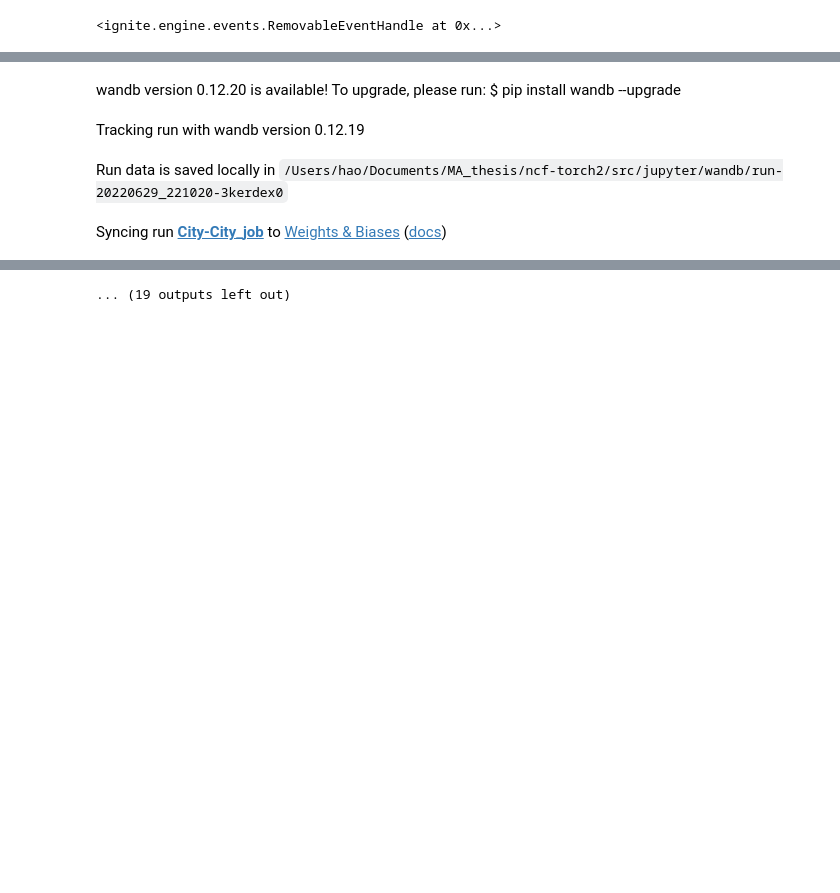
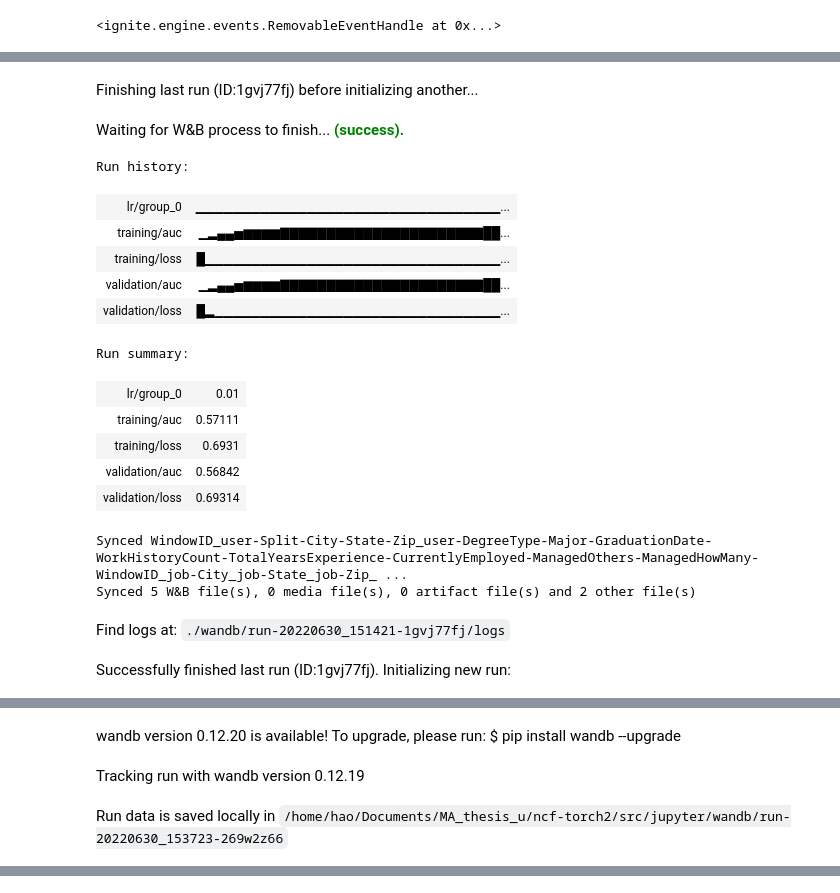
Before and after one commit to halqin/ncf-torch2, a Jupyter notebook: src/jupyter/train_pipe.ipynb, the cells around one changed output, grey strips where cells are left out. Saved outputs shown, nothing was run; the diff lists cells and outputs as text; code cells hidden in the pictures; blank space fills up the shorter version.

```diff
--- a/src/jupyter/train_pipe.ipynb
+++ b/src/jupyter/train_pipe.ipynb
@@ -52,10 +52,10 @@ device(type='cpu')
 # %%
-device='cpu'
 if device =='cpu':
     BATCH_SIZE = 20
+    EPOCHS  = 20
 else:
     BATCH_SIZE = 2**20
-EPOCHS  = 20
+    EPOCHS  = 100
 TOP_K = 10
 NEG_TEST = 100
 NEG_TRAIN = 4
@@ -101,15 +101,15 @@ job features:
 # %% [markdown]
 ### Choose the features and process data for the training
 # %%
-user_features = ['City']
+user_features = [ 'WindowID_user', 'Split', 'City', 'State', 'Zip_user', 'DegreeType', 'Major', 'GraduationDate', 'WorkHistoryCount', 'TotalYearsExperience', 'CurrentlyEmployed', 'ManagedOthers', 'ManagedHowMany']
 user_features_extend = [DEFAULT_USER_COL] + user_features
 
-item_features = ['City_job']
+item_features = ['WindowID_job', 'City_job', 'State_job', 'Zip_job']
 item_features_extend =[DEFAULT_ITEM_COL] + item_features
 
 base_features = [DEFAULT_USER_COL, DEFAULT_ITEM_COL, DEFAULT_RATING_COL]
 # %%
-df_mix_merge = mix_merge(git , df_all_features, user_features_extend, item_features_extend)
+df_mix_merge = mix_merge(df_all , df_all_features, user_features_extend, item_features_extend)
 # %%
 def _cat_encode(df_data, list_f, encoder):
     for f in list_f:
@@ -355,4 +359,4 @@ pbar.attach(trainer)
 #              pause=Events.EPOCH_COMPLETED,
 #              step=Events.EPOCH_COMPLETED)
 # %%
-trainer.run(train_loader, max_epochs=20)
+# trainer.run(train_loader, max_epochs=20)
@@ -416,35 +396,49 @@ wandb_logger.attach_output_handler(
 
 wandb_logger.attach_output_handler(
     val_evaluator,
     event_name=Events.EPOCH_COMPLETED,
     tag="validation",
     metric_names=['loss',"auc"],
     global_step_transform=lambda *_: trainer.state.iteration,
 )
 
 
 wandb_logger.attach_output_handler(
     test_evaluator,
     event_name=Events.COMPLETED,
     tag="test",
     metric_names=['loss',"auc", 'hr', 'ndcg', 'roc_top', 'recall_top', 'precision_top'],
     global_step_transform=lambda *_: trainer.state.iteration,
 )
 
 
 wandb_logger.attach_opt_params_handler(
     trainer,
     event_name=Events.ITERATION_STARTED,
     optimizer=optimizer,
     param_name='lr'  # optional
 )
 
 # wandb_logger.watch(model)
 
-# trainer.run(train_loader, max_epochs=EPOCHS)
+trainer.run(train_loader, max_epochs=EPOCHS)
 wandb_logger.close()
 # %% [output]
-wandb version 0.12.20 is available! To upgrade, please run: $ pip install wandb --upgrade
+Finishing last run (ID:1gvj77fj) before initializing another...
-Tracking run with wandb version 0.12.19
+Waiting for W&B process to finish... (success).
+Run history:
+| lr/group_0 | ▁▁▁▁▁▁▁▁▁▁▁▁▁▁▁▁▁▁▁▁▁▁▁▁▁▁▁▁▁▁▁▁▁... |
+| training/auc | ▁▂▄▄▅▆▆▆▆▇▇▇▇▇▇▇▇▇▇▇▇▇▇▇▇▇▇▇▇▇▇██... |
+| training/loss | █▁▁▁▁▁▁▁▁▁▁▁▁▁▁▁▁▁▁▁▁▁▁▁▁▁▁▁▁▁▁▁▁... |
+| validation/auc | ▁▂▄▄▅▆▆▆▆▇▇▇▇▇▇▇▇▇▇▇▇▇▇▇▇▇▇▇▇▇▇██... |
+| validation/loss | █▂▁▁▁▁▁▁▁▁▁▁▁▁▁▁▁▁▁▁▁▁▁▁▁▁▁▁▁▁▁▁▁... |
+Run summary:
+| lr/group_0 | 0.01 |
+| training/auc | 0.57111 |
+| training/loss | 0.6931 |
+| validation/auc | 0.56842 |
+| validation/loss | 0.69314 |
+Synced WindowID_user-Split-City-State-Zip_user-DegreeType-Major-GraduationDate-WorkHistoryCount-TotalYearsExperience-CurrentlyEmployed-ManagedOthers-ManagedHowMany-WindowID_job-City_job-State_job-Zip_ ...
+Synced 5 W&B file(s), 0 media file(s), 0 artifact file(s) and 2 other file(s)
-Run data is saved locally in /Users/hao/Documents/MA_thesis/ncf-torch2/src/jupyter/wandb/run-20220629_221020-3kerdex0
+Find logs at: ./wandb/run-20220630_151421-1gvj77fj/logs
-Syncing run City-City_job to Weights & Biases (docs)
+Successfully finished last run (ID:1gvj77fj). Initializing new run:
@@ -456,0 +445,3 @@ Validation Results- Epoch[3]  Avg loss: 0.71           Avg auc:0.72
+wandb version 0.12.20 is available! To upgrade, please run: $ pip install wandb --upgrade
+Tracking run with wandb version 0.12.19
+Run data is saved locally in /home/hao/Documents/MA_thesis_u/ncf-torch2/src/jupyter/wandb/run-20220630_153723-269w2z66
@@ -467 +448,0 @@ Validation Results- Epoch[8]  Avg loss: 0.71           Avg auc:0.73
-... (19 outputs left out)
```
Also changed, not shown: parts of 6 cells of this notebook, 2 other files.
